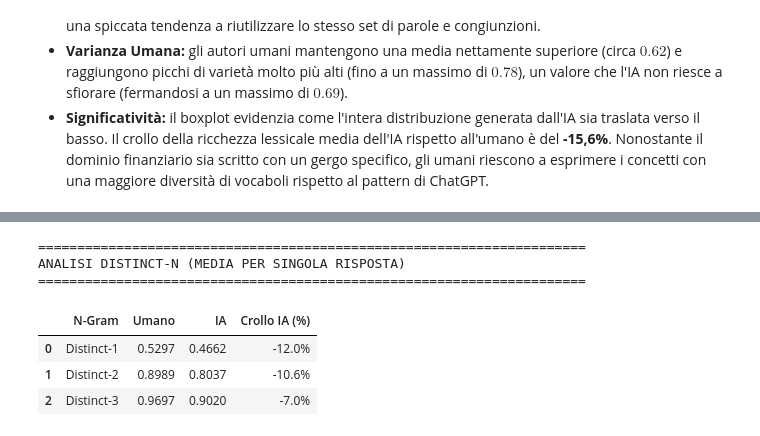
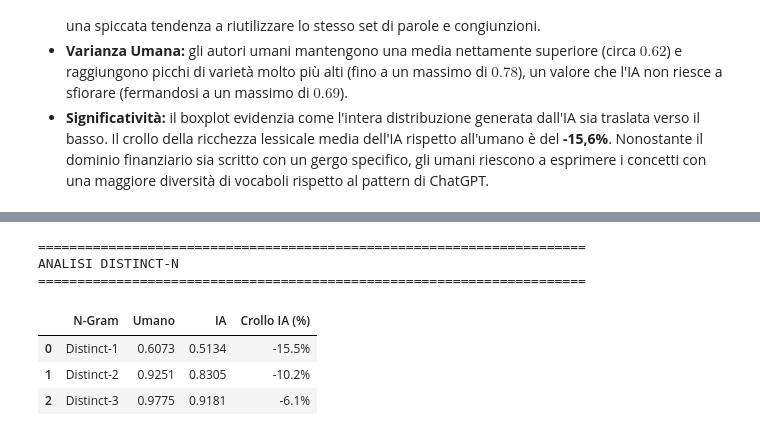
Before and after one commit to MarcoDeLuca21/project_work_nlp, a Jupyter notebook: notebook.ipynb, the cells around one changed output, grey strips where cells are left out. Cells and saved outputs as stored; diff of their text form; code cells hidden in the pictures.

```diff
--- a/notebook.ipynb
+++ b/notebook.ipynb
@@ -836,58 +843,69 @@ $$\text{Distinct-N} = \frac{\text{Numero di N-grammi Unici}} {\text{Numero Total
 # %%
-def calculate_distinct_n_per_doc(texts, n=2):
+def calculate_distinct_n_per_doc(texts, n=2, max_tokens=150):
     scores = []
     for t in texts:
-        # dividiamo il testo in frasi separate. Così facciamo in modo che l'ultima parola della frase 1 e la prima parola della frase 2 non si uniscano per sbaglio.
         sentences = sent_tokenize(t.lower())
 
         ngrams = []
+        total_tokens = 0
+
         for sentence in sentences:
-            # tokenizziamo la singola frase rimuovendo la punteggiatura
+            # tokenizzazione della frase rimuovendo la punteggiatura
             tokens = [w for w in word_tokenize(sentence) if w.isalnum()]
+            if not tokens:
+                continue
 
-            # estraiamo gli n-grammi solo all'interno della stessa frase
+            # calcolo di quanti token mancano per raggiungere i 150 token massimi
+            remaining = max_tokens - total_tokens
+            if remaining <= 0:
+                break
+
+            # tronchiamo i token della frase se superano il limite dei 150 totali
+            tokens = tokens[:remaining]
+            total_tokens += len(tokens)
+
+            # estrazione degli n-grammi rispettando le condizioni
             if len(tokens) >= n:
-                sentence_ngrams = [tuple(tokens[i:i+n]) for i in range(len(tokens)-n+1)]
+                sentence_ngrams = [tuple(tokens[i : i + n]) for i in range(len(tokens) - n + 1)]
                 ngrams.extend(sentence_ngrams)
 
-        # calcoliamo la varietà di parole per singolo testo. Dividiamo le coppie uniche per il totale delle coppie trovate
         if ngrams:
             score = len(set(ngrams)) / len(ngrams)
             scores.append(score)
 
     if not scores:
         return 0.0
     return sum(scores) / len(scores)
 
 testi_clean_human = df_clean[df_clean["label"] == "Umano"]["text"].tolist()
 testi_clean_ai = df_clean[df_clean["label"] == "IA"]["text"].tolist()
 
 print("=" * 70)
-print("ANALISI DISTINCT-N (MEDIA PER SINGOLA RISPOSTA)")
+print("ANALISI DISTINCT-N")
 print("=" * 70)
 
 results = []
 for n in [1, 2, 3]:
     d_human = calculate_distinct_n_per_doc(testi_clean_human, n=n)
     d_ai = calculate_distinct_n_per_doc(testi_clean_ai, n=n)
     drop = ((d_human - d_ai) / d_human) * 100
     results.append({
         "N-Gram": f"Distinct-{n}",
         "Umano": round(d_human, 4),
         "IA": round(d_ai, 4),
         "Crollo IA (%)": f"-{round(drop, 1)}%"
     })
 
 df_distinct = pd.DataFrame(results)
 display(df_distinct)
 # %% [output]
 ======================================================================
-ANALISI DISTINCT-N (MEDIA PER SINGOLA RISPOSTA)
+ANALISI DISTINCT-N
 ======================================================================
 |  | N-Gram | Umano | IA | Crollo IA (%) |
-| 0 | Distinct-1 | 0.5297 | 0.4662 | -12.0% |
-| 1 | Distinct-2 | 0.8989 | 0.8037 | -10.6% |
-| 2 | Distinct-3 | 0.9697 | 0.9020 | -7.0% |
+| 0 | Distinct-1 | 0.6073 | 0.5134 | -15.5% |
+| 1 | Distinct-2 | 0.9251 | 0.8305 | -10.2% |
+| 2 | Distinct-3 | 0.9775 | 0.9181 | -6.1% |
 # %%
 print("=" * 70)
 print("ESTRAZIONE N-GRAMMI PIÙ FREQUENTI (UMANO VS IA)")
```
Also changed, not shown: parts of 20 cells of this notebook.
